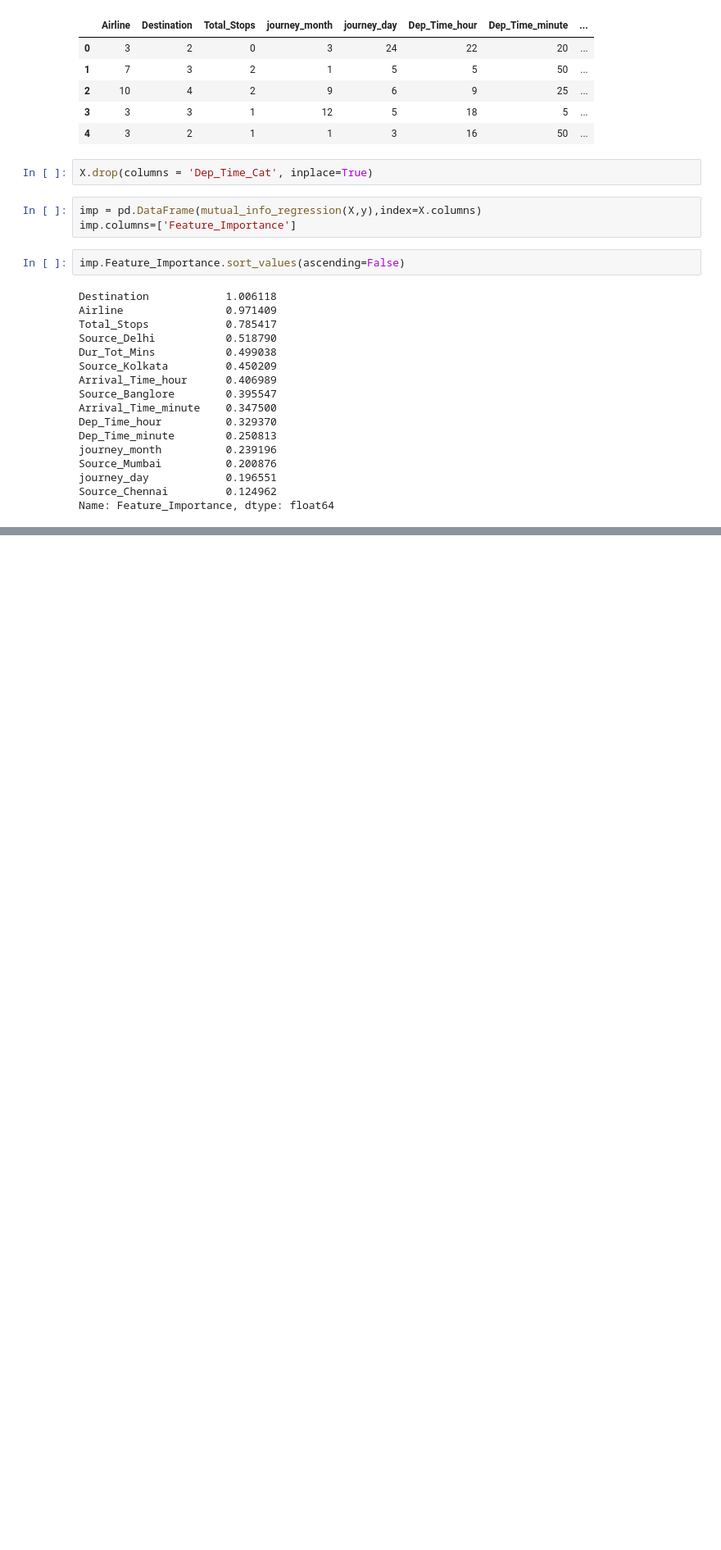
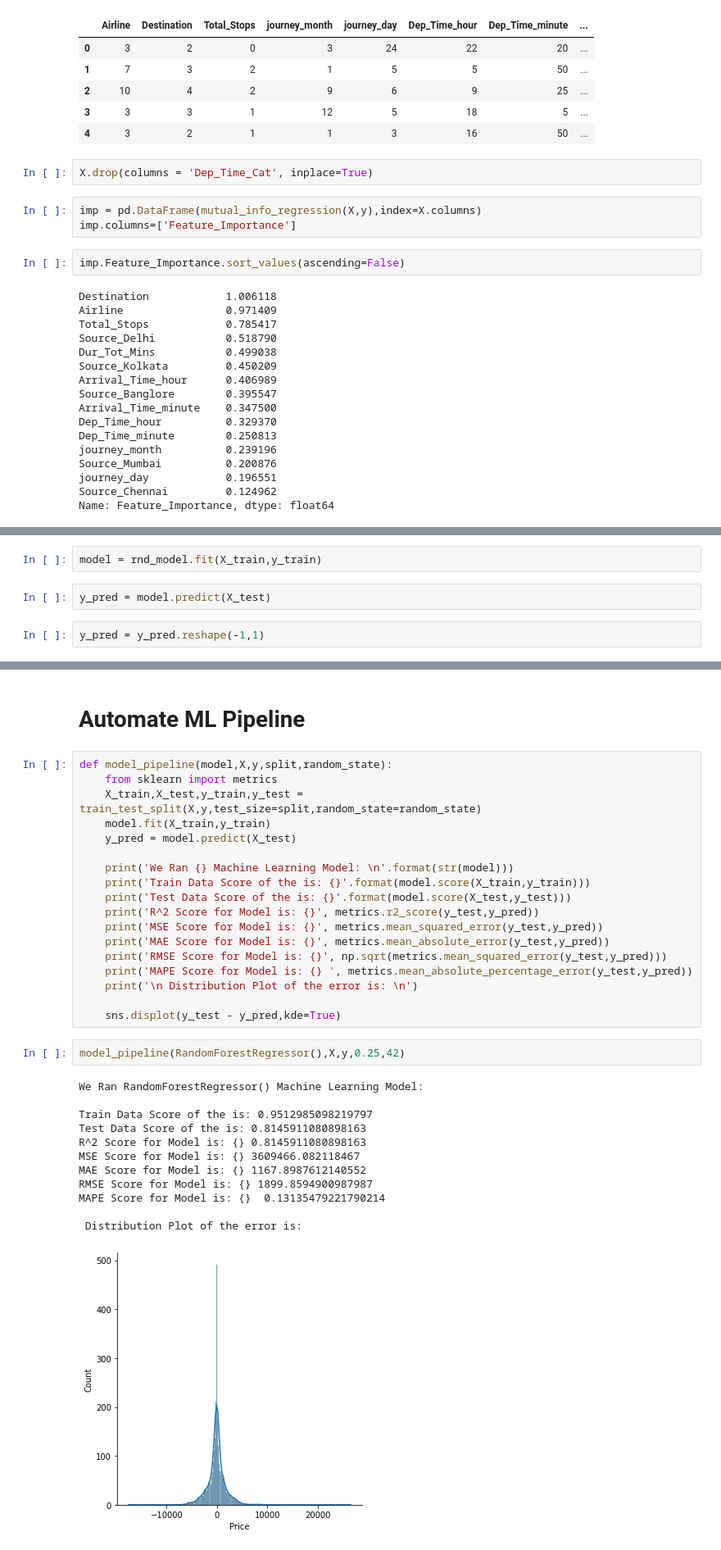
Before and after one commit to Abhishek6970/AirLinesPrice_Pred, a Jupyter notebook: AirLinePredictor.ipynb, the cells around one changed output, grey strips where cells are left out. Shown: that part at 82% size. Saved outputs shown, nothing was run; the diff lists cells and outputs as text; blank space fills up the shorter version.

```diff
--- a/AirLinePredictor.ipynb
+++ b/AirLinePredictor.ipynb
@@ -547,0 +580,6 @@ Name: Feature_Importance, dtype: float64
+# %%
+model = rnd_model.fit(X_train,y_train)
+# %%
+y_pred = model.predict(X_test)
+# %%
+y_pred = y_pred.reshape(-1,1)
@@ -547,0 +603,35 @@ Name: Feature_Importance, dtype: float64
+# %% [markdown]
+# Automate ML Pipeline
+# %%
+def model_pipeline(model,X,y,split,random_state):
+    from sklearn import metrics
+    X_train,X_test,y_train,y_test = train_test_split(X,y,test_size=split,random_state=random_state)
+    model.fit(X_train,y_train)
+    y_pred = model.predict(X_test)
+
+    print('We Ran {} Machine Learning Model: \n'.format(str(model)))
+    print('Train Data Score of the is: {}'.format(model.score(X_train,y_train)))
+    print('Test Data Score of the is: {}'.format(model.score(X_test,y_test)))
+    print('R^2 Score for Model is: {}', metrics.r2_score(y_test,y_pred))
+    print('MSE Score for Model is: {}', metrics.mean_squared_error(y_test,y_pred))
+    print('MAE Score for Model is: {}', metrics.mean_absolute_error(y_test,y_pred))
+    print('RMSE Score for Model is: {}', np.sqrt(metrics.mean_squared_error(y_test,y_pred)))
+    print('MAPE Score for Model is: {} ', metrics.mean_absolute_percentage_error(y_test,y_pred))
+    print('\n Distribution Plot of the error is: \n')
+
+    sns.displot(y_test - y_pred,kde=True)
+# %%
+model_pipeline(RandomForestRegressor(),X,y,0.25,42)
+# %% [output]
+We Ran RandomForestRegressor() Machine Learning Model:
+
+Train Data Score of the is: 0.9512985098219797
+Test Data Score of the is: 0.8145911080898163
+R^2 Score for Model is: {} 0.8145911080898163
+MSE Score for Model is: {} 3609466.082118467
+MAE Score for Model is: {} 1167.8987612140552
+RMSE Score for Model is: {} 1899.8594900987987
+MAPE Score for Model is: {}  0.13135479221790214
+
+ Distribution Plot of the error is:
+[figure, added]
```
Also changed, not shown: parts of 27 cells of this notebook, 1 other file.
